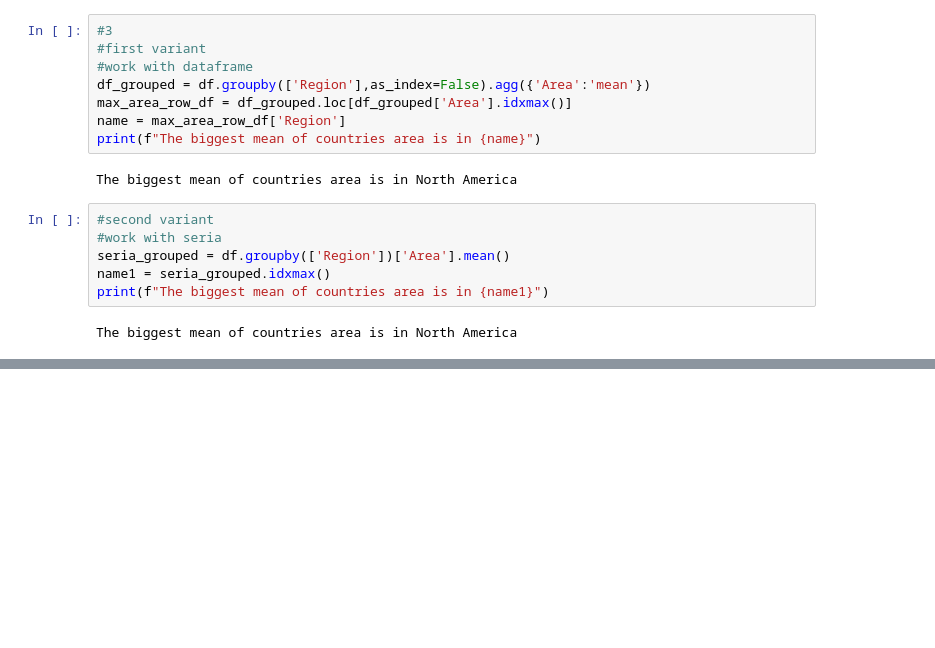
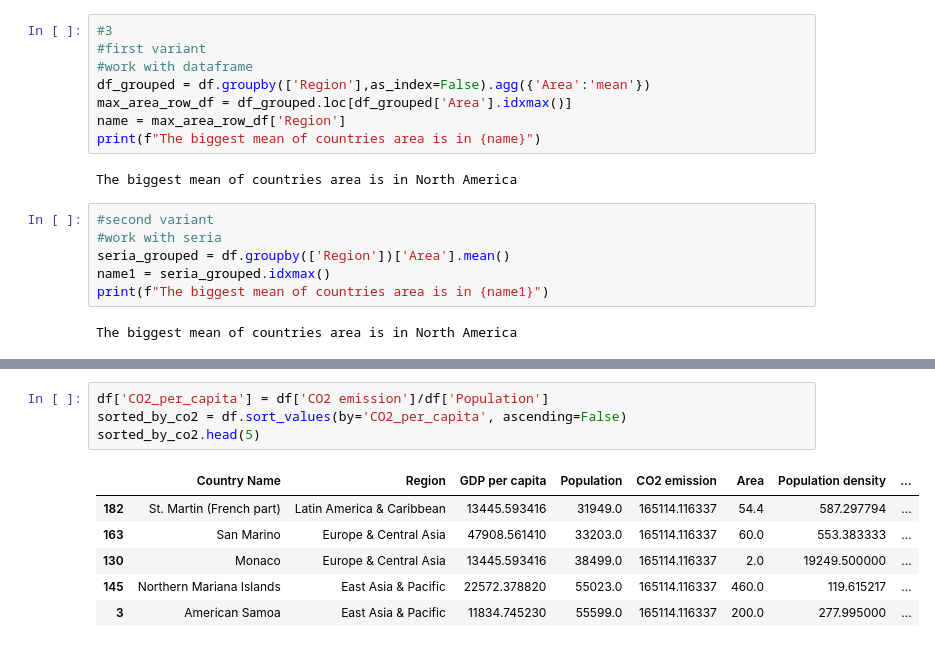
Before and after one commit to lexababashev/DA, a Jupyter notebook: 3lab/main.ipynb, the cells around one changed output, grey strips where cells are left out. Drawn from its saved outputs; the diff is of its cells as text; blank space fills up the shorter version.

```diff
--- a/3lab/main.ipynb
+++ b/3lab/main.ipynb
@@ -251,0 +312,11 @@ The biggest mean of countries area is in North America
+# %%
+df['CO2_per_capita'] = df['CO2 emission']/df['Population']
+sorted_by_co2 = df.sort_values(by='CO2_per_capita', ascending=False)
+sorted_by_co2.head(5)
+# %% [output]
+|  | Country Name | Region | GDP per capita | Population | CO2 emission | Area | Population density | ... |
+| 182 | St. Martin (French part) | Latin America & Caribbean | 13445.593416 | 31949.0 | 165114.116337 | 54.4 | 587.297794 | ... |
+| 163 | San Marino | Europe & Central Asia | 47908.561410 | 33203.0 | 165114.116337 | 60.0 | 553.383333 | ... |
+| 130 | Monaco | Europe & Central Asia | 13445.593416 | 38499.0 | 165114.116337 | 2.0 | 19249.500000 | ... |
+| 145 | Northern Mariana Islands | East Asia & Pacific | 22572.378820 | 55023.0 | 165114.116337 | 460.0 | 119.615217 | ... |
+| 3 | American Samoa | East Asia & Pacific | 11834.745230 | 55599.0 | 165114.116337 | 200.0 | 277.995000 | ... |
```
Also changed, not shown: parts of 7 cells of this notebook.
